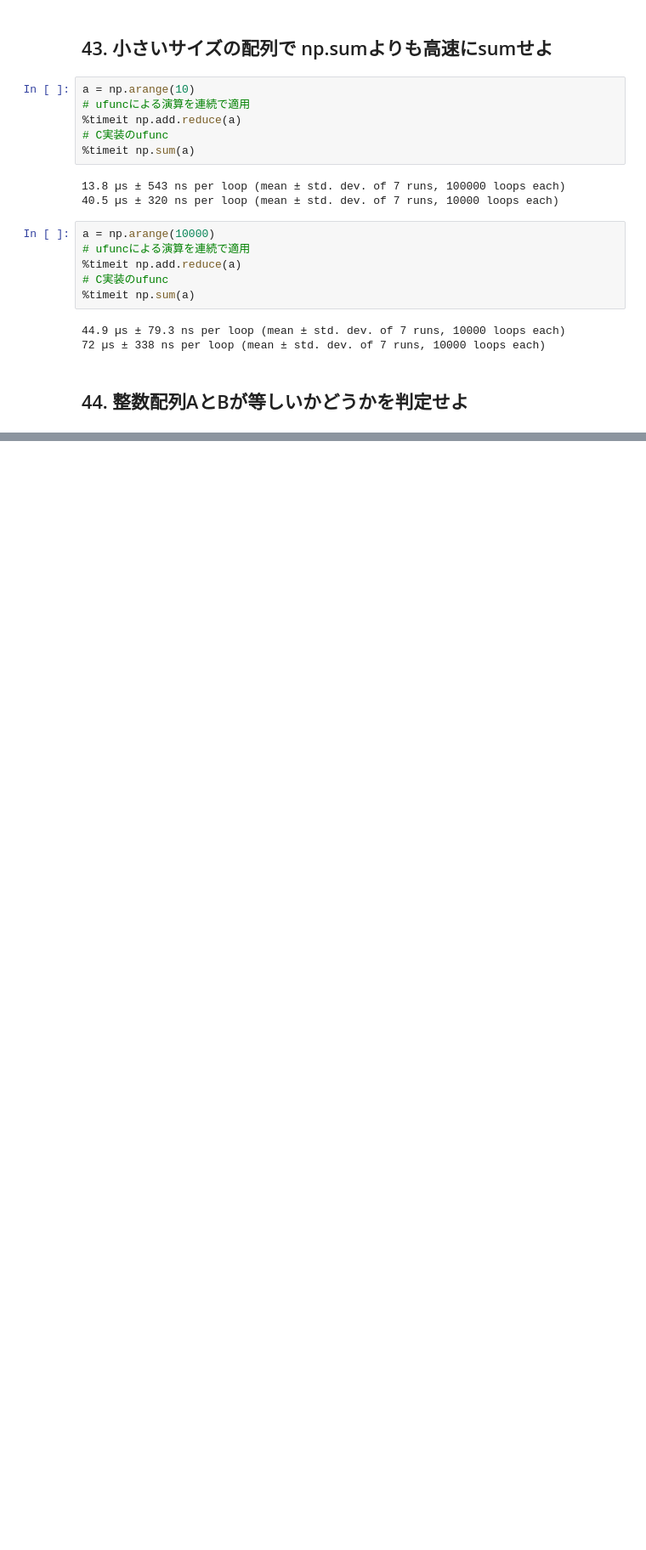
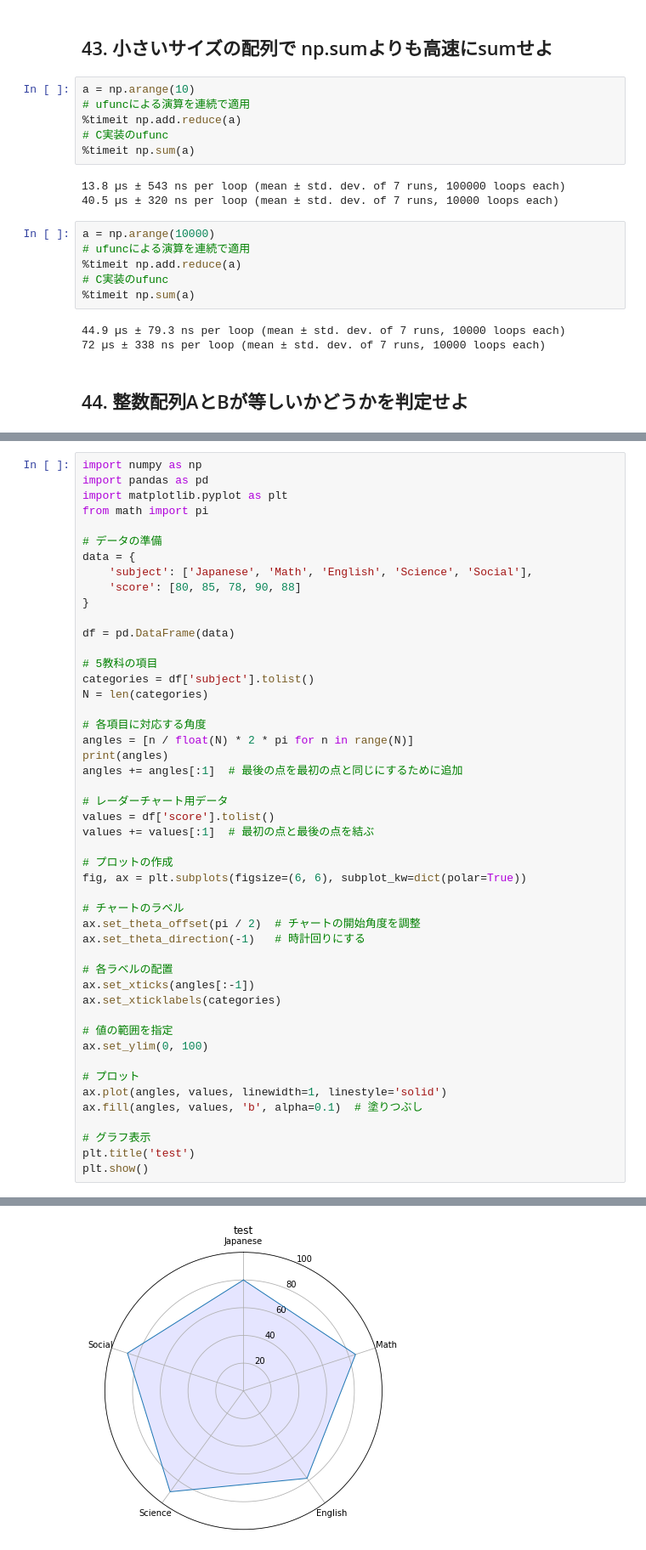
Before and after one commit to MuuCode/Numpy_dojo101, a Jupyter notebook: Chapter5.ipynb, the cells around one changed output, grey strips where cells are left out. Shown: that part at 85% size. Cells and saved outputs as stored; diff of their text form; blank space fills up the shorter version.

```diff
--- a/Chapter5.ipynb
+++ b/Chapter5.ipynb
@@ -86,0 +309,49 @@ print()
+# %%
+import numpy as np
+import pandas as pd
+import matplotlib.pyplot as plt
+from math import pi
+
+# データの準備
+data = {
+    'subject': ['Japanese', 'Math', 'English', 'Science', 'Social'],
+    'score': [80, 85, 78, 90, 88]
+}
+
+df = pd.DataFrame(data)
+
+# 5教科の項目
+categories = df['subject'].tolist()
+N = len(categories)
+
+# 各項目に対応する角度
+angles = [n / float(N) * 2 * pi for n in range(N)]
+print(angles)
+angles += angles[:1]  # 最後の点を最初の点と同じにするために追加
+
+# レーダーチャート用データ
+values = df['score'].tolist()
+values += values[:1]  # 最初の点と最後の点を結ぶ
+
+# プロットの作成
+fig, ax = plt.subplots(figsize=(6, 6), subplot_kw=dict(polar=True))
+
+# チャートのラベル
+ax.set_theta_offset(pi / 2)  # チャートの開始角度を調整
+ax.set_theta_direction(-1)   # 時計回りにする
+
+# 各ラベルの配置
+ax.set_xticks(angles[:-1])
+ax.set_xticklabels(categories)
+
+# 値の範囲を指定
+ax.set_ylim(0, 100)
+
+# プロット
+ax.plot(angles, values, linewidth=1, linestyle='solid')
+ax.fill(angles, values, 'b', alpha=0.1)  # 塗りつぶし
+
+# グラフ表示
+plt.title('test')
+plt.show()
+# %% [output]
@@ -86,0 +359 @@ print()
+[figure, added]
```
Also changed, not shown: parts of 22 cells of this notebook.
